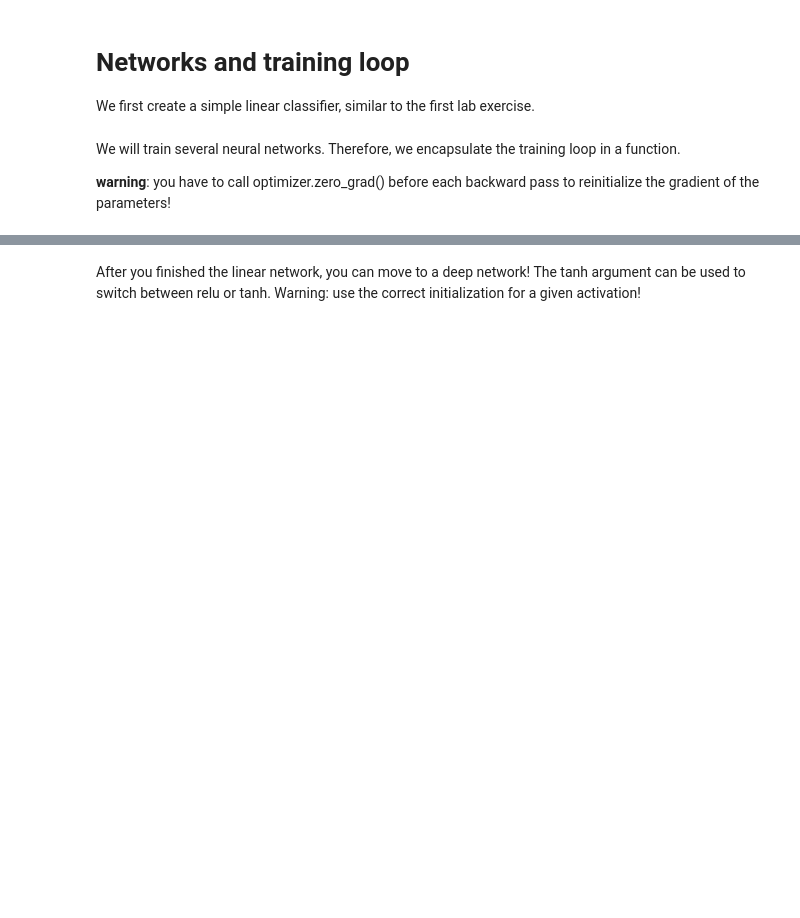
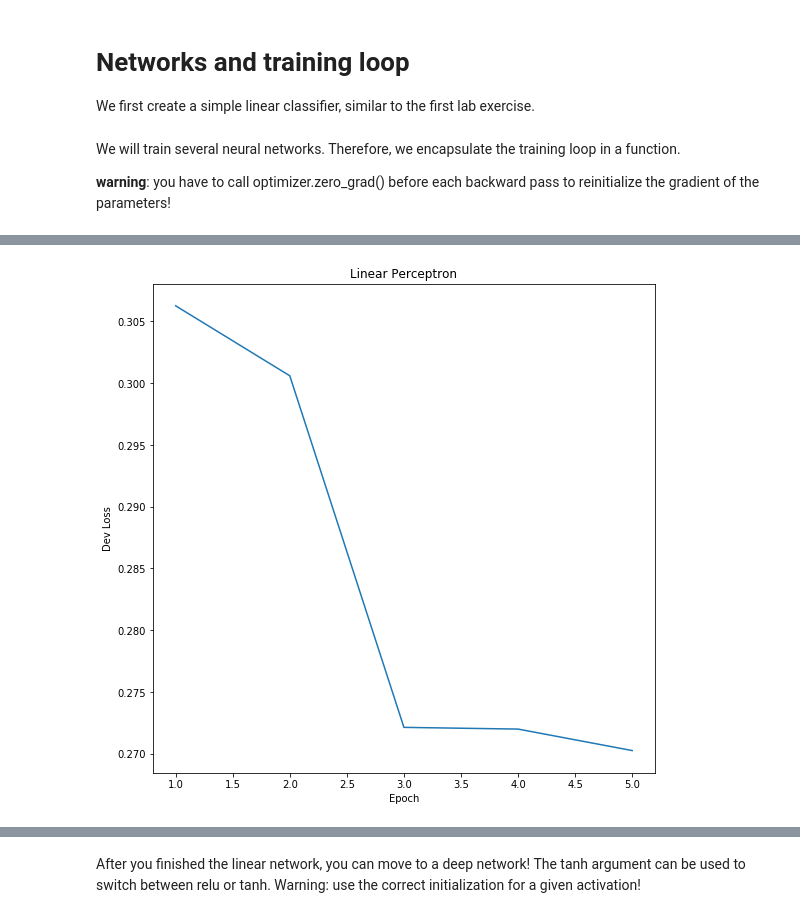
Before and after one commit to PrathamSolanki/deep-learning, a Jupyter notebook: 2/lab_exercises_2.ipynb, the cells around one changed output, grey strips where cells are left out. Cells and saved outputs as stored; diff of their text form; code cells hidden in the pictures; blank space fills up the shorter version.

```diff
--- a/2/lab_exercises_2.ipynb
+++ b/2/lab_exercises_2.ipynb
@@ -351,21 +362,32 @@ def training_loop(network, optimizer, train_data, dev_data, n_epochs=10):
 
   train_size = X_train.shape[0]
 
-  avg_loss = 0.
+  dev_loss_list = []
+  dev_acc_list = []
+  epoch_list = []
 
   for epoch in range(n_epochs):
-    print("Epoch: {:d}/{:d}".format(epoch+1,n_epochs))
     X_train, y_train = shuffle(X_train, y_train)
+
     for i in range(train_size):
       x = Tensor(X_train[i], require_grad=False)
       y = network.forward(x)
+
       loss = nll(y, y_train[i])
-      avg_loss += loss.data
       optimizer.zero_grad()
       loss.backward(1.)
       optimizer.step()
-    avg_loss /= train_size
-    print("Avg Loss:", avg_loss)
+
+    dev_accurancy, avg_dev_loss = model_validation(X_dev, y_dev, network)
+    epoch_list.append(epoch+1)
+    dev_loss_list.append(avg_dev_loss)
+    dev_acc_list.append(dev_accurancy)
+
+    print("Epoch: {:d}/{:d}".format(epoch+1,n_epochs))
+    print ("Dev Avg Loss:", avg_dev_loss, "\t\tDev Accurancy:", dev_accurancy)
+    print()
+
+  return epoch_list, dev_loss_list, dev_acc_list
 # %%
 dim_input = 28*28
 dim_output = 10
@@ -373,6 +395,6 @@ dim_output = 10
 network = LinearNetwork(dim_input, dim_output)
 optimizer = SGD(network.parameters(), 0.01)
 
-training_loop(network, optimizer, train_data, dev_data, n_epochs=5)
+epochs, losses, accs = training_loop(network, optimizer, train_data, dev_data, n_epochs=5)
 # %% [output]
 Epoch: 1/5
@@ -387,0 +414,9 @@ Avg Loss: [0.2855438]
+# %%
+plt.figure(figsize=(9,9))
+plt.plot(epochs,losses)
+plt.xlabel('Epoch')
+plt.ylabel('Dev Loss')
+plt.title('Linear Perceptron')
+plt.savefig('linear_loss.png')
+# %% [output]
+[figure, added]
```
Also changed, not shown: parts of 15 cells of this notebook, 6 other files.
